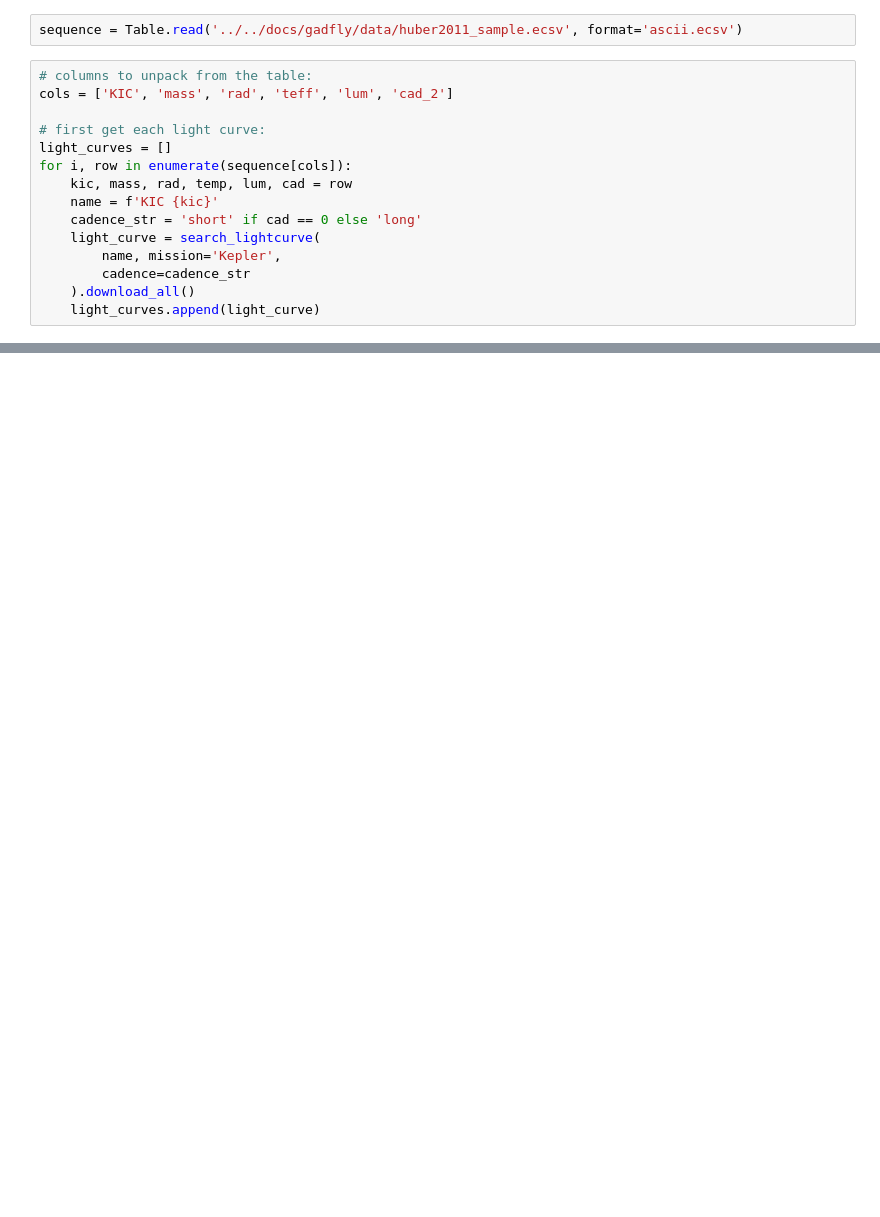
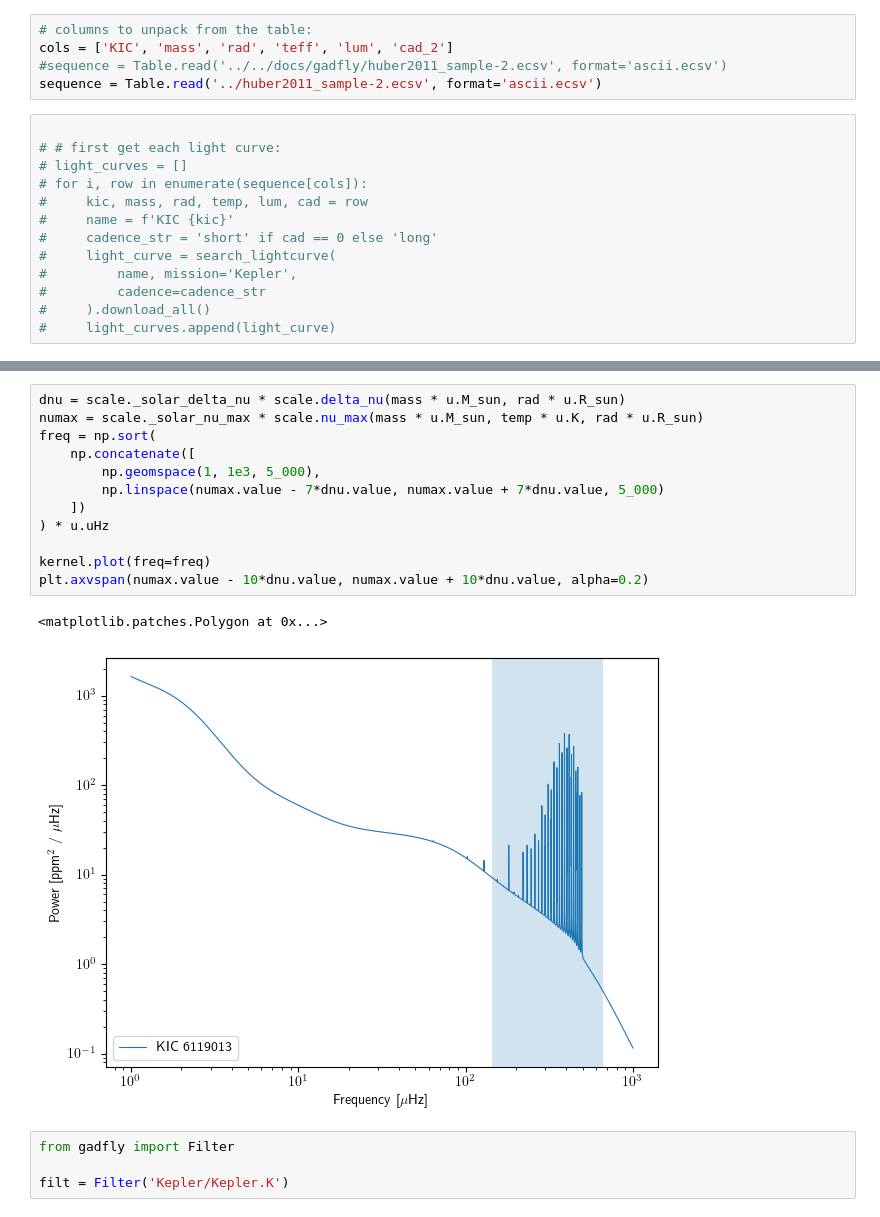
Before and after one commit to bmorris3/gadfly, a Jupyter notebook: notebooks/paper/validation-evolution.ipynb, the cells around one changed output, grey strips where cells are left out. Drawn from its saved outputs; the diff is of its cells as text; blank space fills up the shorter version.

```diff
--- a/notebooks/paper/validation-evolution.ipynb
+++ b/notebooks/paper/validation-evolution.ipynb
@@ -16,17 +164,18 @@ from gadfly import (
 # %%
-sequence = Table.read('../../docs/gadfly/data/huber2011_sample.ecsv', format='ascii.ecsv')
+# columns to unpack from the table:
+cols = ['KIC', 'mass', 'rad', 'teff', 'lum', 'cad_2']
+#sequence = Table.read('../../docs/gadfly/huber2011_sample-2.ecsv', format='ascii.ecsv')
+sequence = Table.read('../huber2011_sample-2.ecsv', format='ascii.ecsv')
 # %%
-# columns to unpack from the table:
-cols = ['KIC', 'mass', 'rad', 'teff', 'lum', 'cad_2']
 
-# first get each light curve:
-light_curves = []
-for i, row in enumerate(sequence[cols]):
-    kic, mass, rad, temp, lum, cad = row
-    name = f'KIC {kic}'
-    cadence_str = 'short' if cad == 0 else 'long'
-    light_curve = search_lightcurve(
-        name, mission='Kepler',
-        cadence=cadence_str
-    ).download_all()
-    light_curves.append(light_curve)
+# # first get each light curve:
+# light_curves = []
+# for i, row in enumerate(sequence[cols]):
+#     kic, mass, rad, temp, lum, cad = row
+#     name = f'KIC {kic}'
+#     cadence_str = 'short' if cad == 0 else 'long'
+#     light_curve = search_lightcurve(
+#         name, mission='Kepler',
+#         cadence=cadence_str
+#     ).download_all()
+#     light_curves.append(light_curve)
@@ -100,0 +346,19 @@ fig.savefig('plots/validation-evolution.pdf', bbox_inches='tight')
+# %%
+dnu = scale._solar_delta_nu * scale.delta_nu(mass * u.M_sun, rad * u.R_sun)
+numax = scale._solar_nu_max * scale.nu_max(mass * u.M_sun, temp * u.K, rad * u.R_sun)
+freq = np.sort(
+    np.concatenate([
+        np.geomspace(1, 1e3, 5_000),
+        np.linspace(numax.value - 7*dnu.value, numax.value + 7*dnu.value, 5_000)
+    ])
+) * u.uHz
+
+kernel.plot(freq=freq)
+plt.axvspan(numax.value - 10*dnu.value, numax.value + 10*dnu.value, alpha=0.2)
+# %% [output]
+<matplotlib.patches.Polygon at 0x...>
+[figure, added]
+# %%
+from gadfly import Filter
+
+filt = Filter('Kepler/Kepler.K')
```
Also changed, not shown: parts of 61 cells of this notebook, 8 other files.
